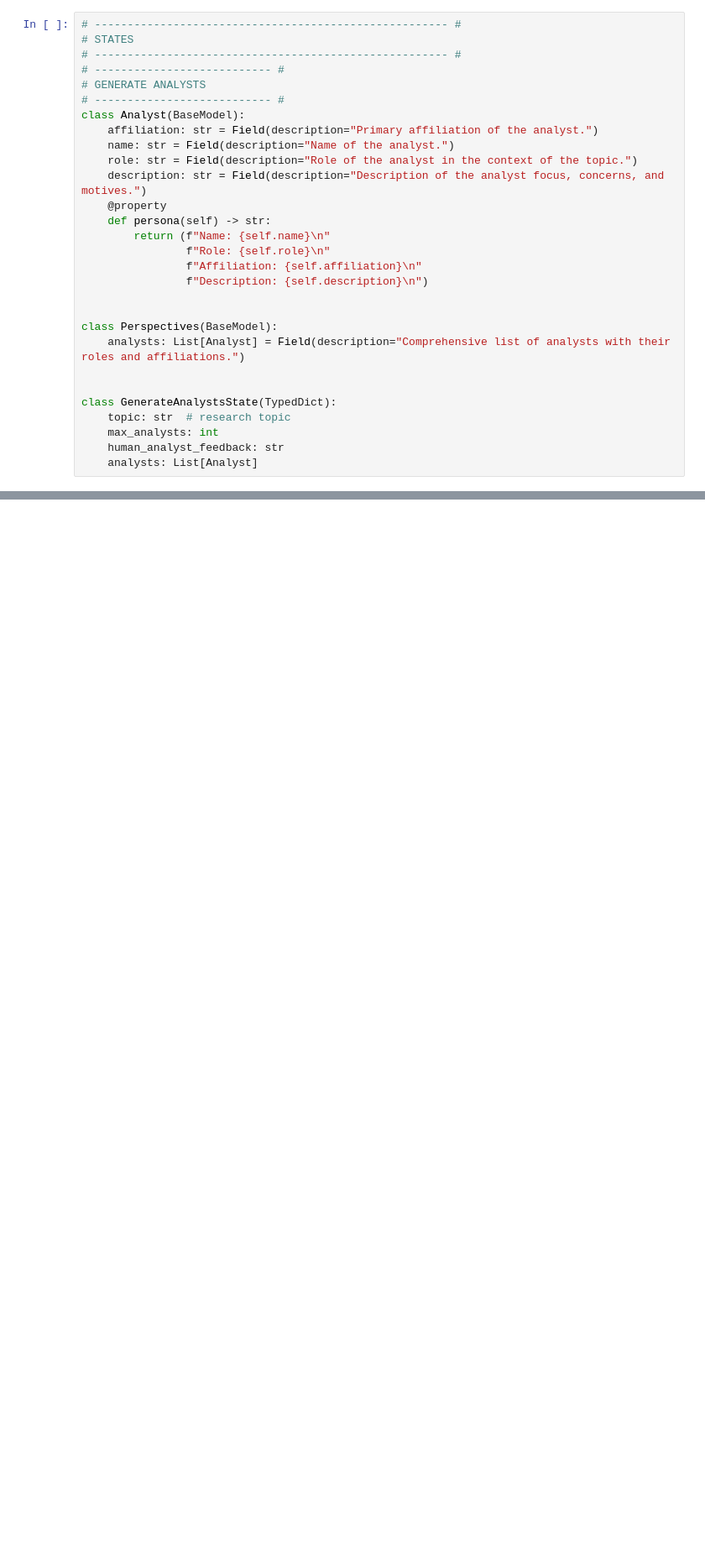
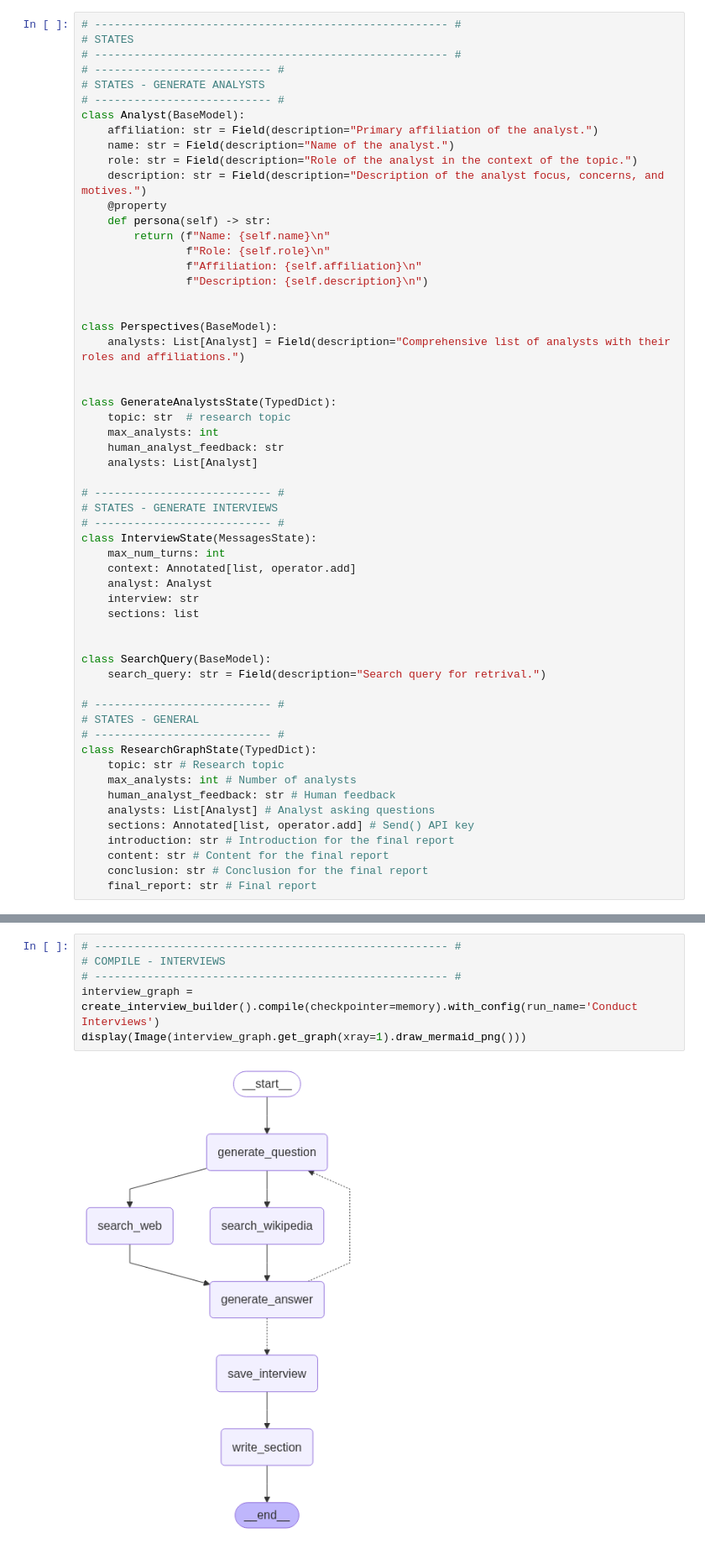
Before and after one commit to Arseni1919/Learning_LangGraph, a Jupyter notebook: x_mod_4_research_assistant.ipynb, the cells around one changed output, grey strips where cells are left out. Shown at 84% size. Saved outputs shown, nothing was run; the diff lists cells and outputs as text; blank space fills up the shorter version.

```diff
--- a/x_mod_4_research_assistant.ipynb
+++ b/x_mod_4_research_assistant.ipynb
@@ -56,7 +253,7 @@ chat_llm = ChatOllama(model='llama3.2:latest')
 # STATES
 # ------------------------------------------------------ #
 # --------------------------- #
-# GENERATE ANALYSTS
+# STATES - GENERATE ANALYSTS
 # --------------------------- #
 class Analyst(BaseModel):
     affiliation: str = Field(description="Primary affiliation of the analyst.")
@@ -80,6 +277,34 @@ class GenerateAnalystsState(TypedDict):
     max_analysts: int
     human_analyst_feedback: str
     analysts: List[Analyst]
+
+# --------------------------- #
+# STATES - GENERATE INTERVIEWS
+# --------------------------- #
+class InterviewState(MessagesState):
+    max_num_turns: int
+    context: Annotated[list, operator.add]
+    analyst: Analyst
+    interview: str
+    sections: list
+
+
+class SearchQuery(BaseModel):
+    search_query: str = Field(description="Search query for retrival.")
+
+# --------------------------- #
+# STATES - GENERAL
+# --------------------------- #
+class ResearchGraphState(TypedDict):
+    topic: str # Research topic
+    max_analysts: int # Number of analysts
+    human_analyst_feedback: str # Human feedback
+    analysts: List[Analyst] # Analyst asking questions
+    sections: Annotated[list, operator.add] # Send() API key
+    introduction: str # Introduction for the final report
+    content: str # Content for the final report
+    conclusion: str # Conclusion for the final report
+    final_report: str # Final report
 # %%
 # ------------------------------------------------------ #
 # NODES
@@ -114,0 +650,8 @@ class GenerateAnalystsState(TypedDict):
+# %%
+# ------------------------------------------------------ #
+# COMPILE - INTERVIEWS
+# ------------------------------------------------------ #
+interview_graph = create_interview_builder().compile(checkpointer=memory).with_config(run_name='Conduct Interviews')
+display(Image(interview_graph.get_graph(xray=1).draw_mermaid_png()))
+# %% [output]
+[figure, added]
```
Also changed, not shown: parts of 25 cells of this notebook, 5 other files.
